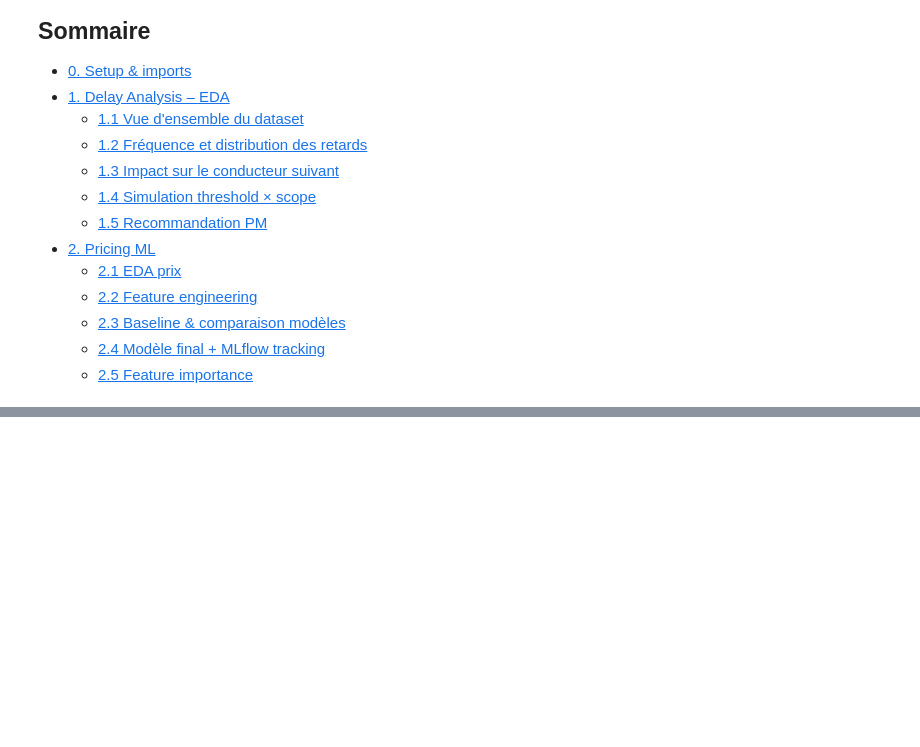
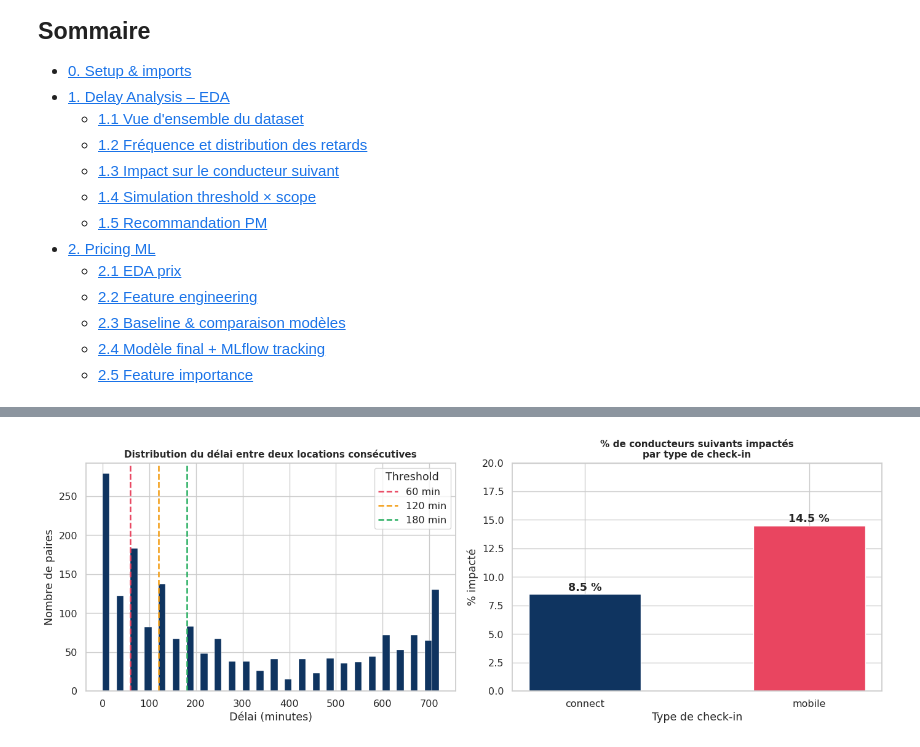
Before and after one commit to Ibra-Ba/getaround, a Jupyter notebook: notebooks/01-Getaround_analysis.ipynb, the cells around one changed output, grey strips where cells are left out. Saved outputs shown, nothing was run; the diff lists cells and outputs as text; code cells hidden in the pictures; blank space fills up the shorter version.

```diff
--- a/notebooks/01-Getaround_analysis.ipynb
+++ b/notebooks/01-Getaround_analysis.ipynb
@@ -165,0 +428,30 @@ Ce notebook couvre deux missions :
+# %%
+fig, axes = plt.subplots(1, 2, figsize=(14, 5))
+
+# Distribution du delta entre locations consécutives
+delta_vals = consec['time_delta_with_previous_rental_in_minutes'].clip(upper=720)
+axes[0].hist(delta_vals, bins=48, color=BLUE, edgecolor='white', linewidth=0.3)
+for t, c, lbl in [(60, RED, '60 min'), (120, ORANGE, '120 min'), (180, GREEN, '180 min')]:
+    axes[0].axvline(t, color=c, linestyle='--', linewidth=1.8, label=lbl)
+axes[0].set_title('Distribution du délai entre deux locations consécutives',
+                  fontsize=11, fontweight='bold')
+axes[0].set_xlabel('Délai (minutes)')
+axes[0].set_ylabel('Nombre de paires')
+axes[0].legend(title='Threshold')
+
+# % impacté par type
+bars = impact_type.reset_index()
+colors = [BLUE, RED]
+axes[1].bar(bars['checkin_type'], bars['pct'], color=colors, edgecolor='white', width=0.5)
+for i, (_, row) in enumerate(bars.iterrows()):
+    axes[1].text(i, row['pct'] + 0.3, f"{row['pct']} %", ha='center', fontweight='bold')
+axes[1].set_title('% de conducteurs suivants impactés\npar type de check-in',
+                  fontsize=11, fontweight='bold')
+axes[1].set_xlabel('Type de check-in')
+axes[1].set_ylabel('% impacté')
+axes[1].set_ylim(0, 20)
+
+plt.tight_layout()
+plt.show()
+# %% [output]
+[figure, added]
```
Also changed, not shown: parts of 38 cells of this notebook, 2 other files.
